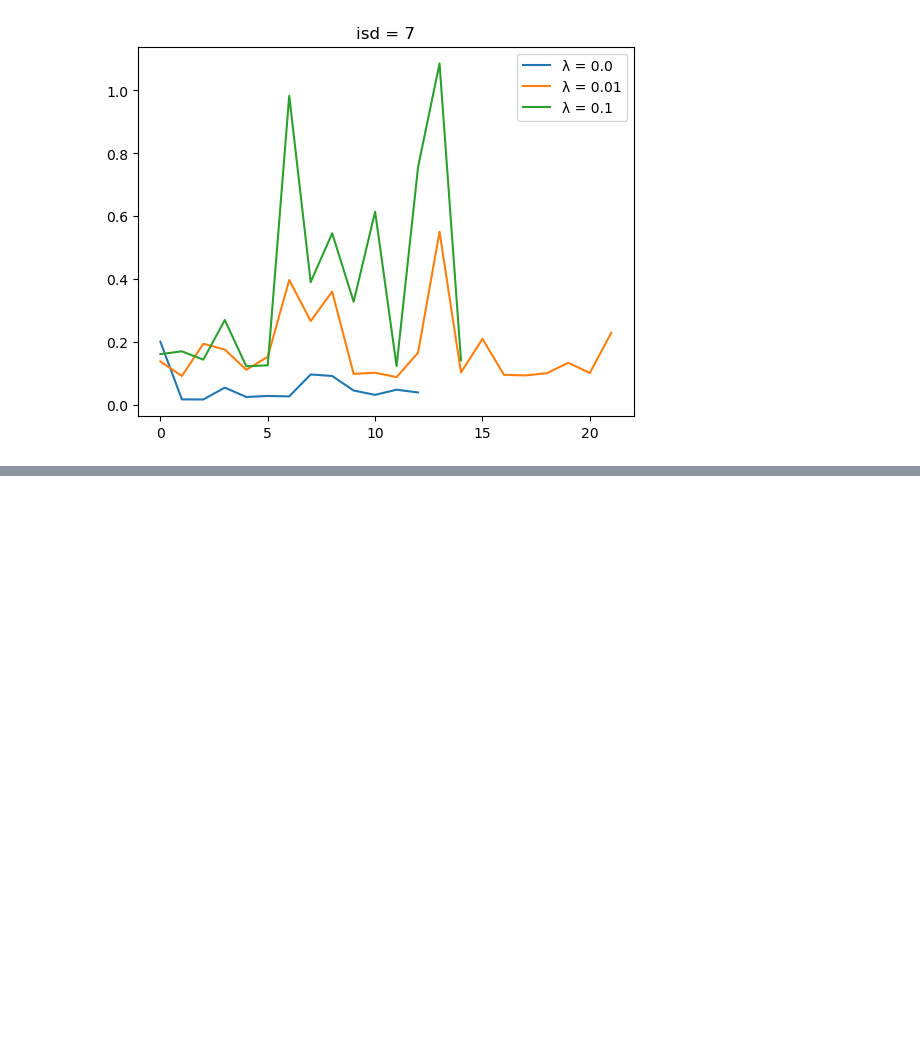
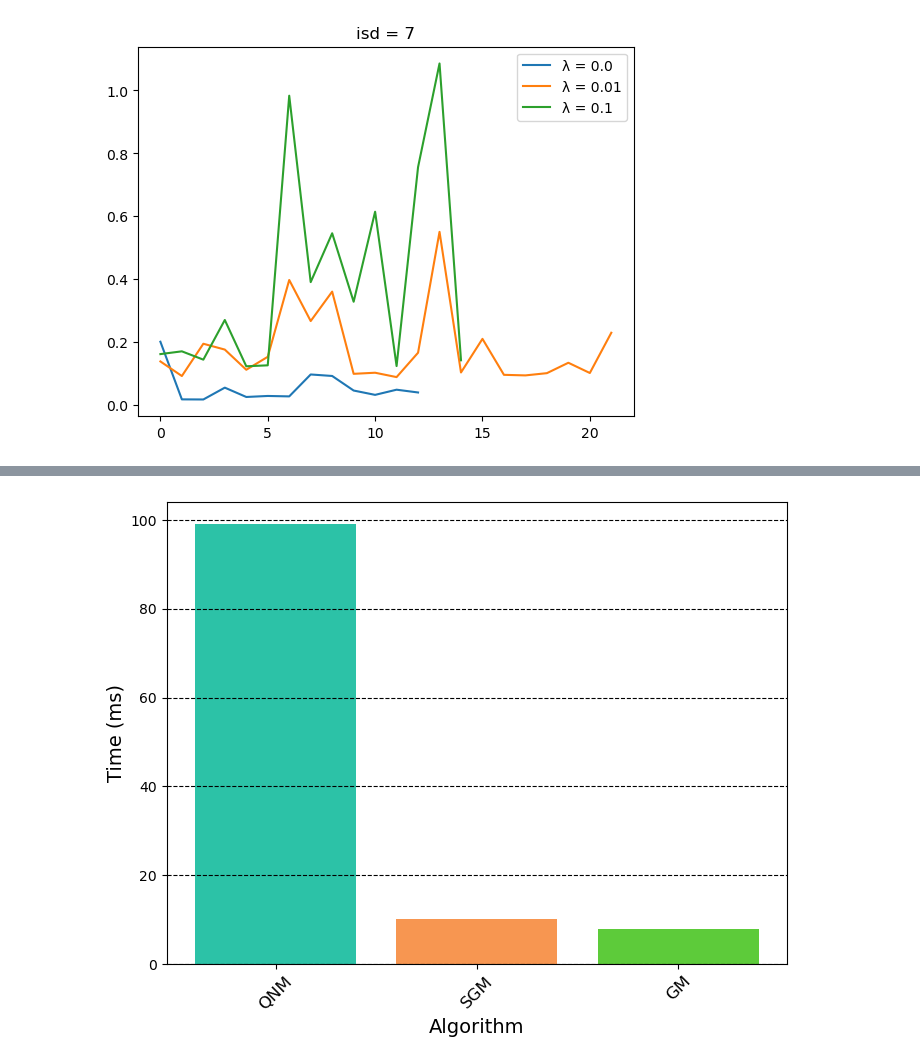
Before and after one commit to carlosarboness/NN-Mathematical-Optimization, a Jupyter notebook: graphics.ipynb, the cells around one changed output, grey strips where cells are left out. Cells and saved outputs as stored; diff of their text form; code cells hidden in the pictures; blank space fills up the shorter version.

```diff
--- a/graphics.ipynb
+++ b/graphics.ipynb
@@ -261,0 +340,23 @@ for isd in [1, 3, 7]:
+# %%
+# bar plot of average tex for each isd
+def bar_avg_tex(df):
+    df = df[['isd', 'tex']]
+    df = df.groupby(['isd']).mean()
+    df = df.reset_index()
+    df['isd'] = df['isd'].apply(lambda x: isd_names[x])
+    df = df.sort_values(by='tex', ascending=False)
+
+    plt.figure(figsize=(8, 6)) # Increase the size of the plot
+    plt.bar(df['isd'], df['tex'], color=['#2CC2A7', '#F79651', '#5DCB3A'])
+    plt.xticks(rotation=45, fontsize=12) # Increase the font size of the tick labels
+    plt.ylabel('Time (ms)', fontsize=14) # Increase the font size of the y-axis label
+    plt.xlabel('Algorithm', fontsize=14) # Increase the font size of the x-axis label
+    plt.grid(axis='y', linestyle='--', color='black') # Add horizontal grid lines in black color
+    plt.ylim(bottom=0) # Set the minimum y-axis value to 0
+    #save the figure
+    plt.savefig('figures/bar_avg_tex.png', dpi=300, bbox_inches='tight')
+    plt.show()
+
+bar_avg_tex(df)
+# %% [output]
+[figure, added]
```
Also changed, not shown: parts of 5 cells of this notebook.
